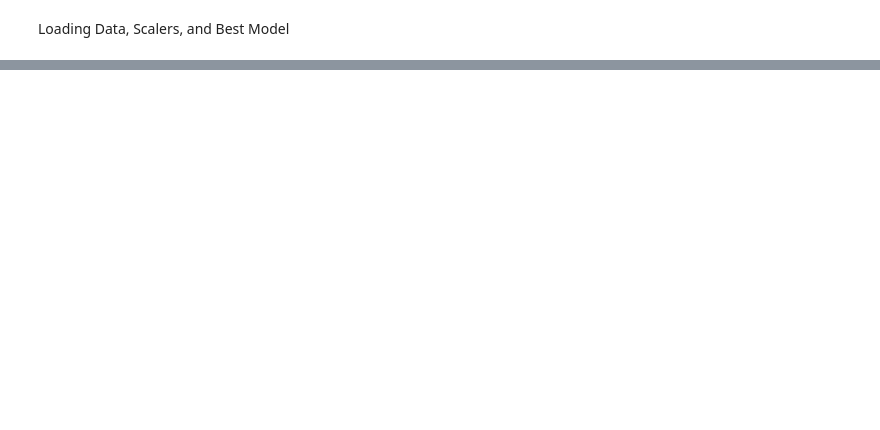
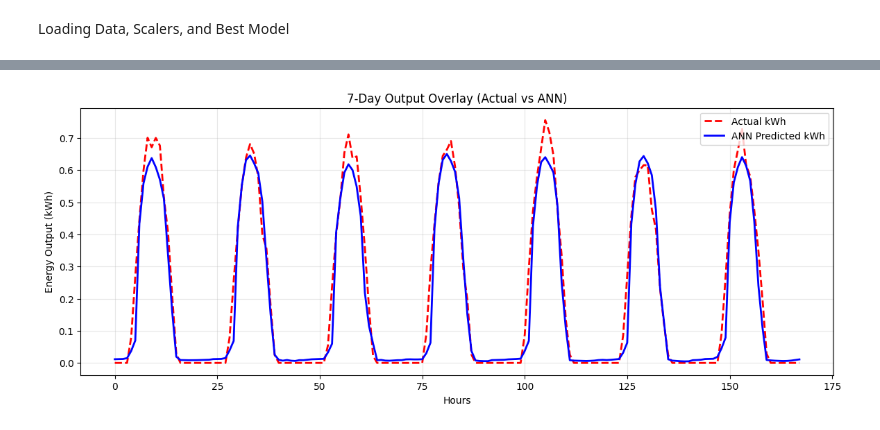
Before and after one commit to Ethanolbicarbonate/renewable_energy_ann, a Jupyter notebook: notebooks/03_evaluation.ipynb, the cells around one changed output, grey strips where cells are left out. Drawn from its saved outputs; the diff is of its cells as text; code cells hidden in the pictures; blank space fills up the shorter version.

```diff
--- a/notebooks/03_evaluation.ipynb
+++ b/notebooks/03_evaluation.ipynb
@@ -26,0 +90,18 @@ ValueError: Could not deserialize 'keras.metrics.mse' because it is not a KerasS
+# %%
+# 7-Day Time-Series Overlay
+# 7 days * 24 hours = 168 hours of random 7-day window from the test set.
+start_idx = 500
+end_idx = start_idx + 168
+
+plt.figure(figsize=(14, 5))
+plt.plot(y_test_real[start_idx:end_idx], label='Actual kWh', color='red', linestyle='--', linewidth=2)
+plt.plot(y_pred_ann[start_idx:end_idx], label='ANN Predicted kWh', color='blue', linewidth=2)
+plt.title('7-Day Output Overlay (Actual vs ANN)')
+plt.xlabel('Hours')
+plt.ylabel('Energy Output (kWh)')
+plt.legend()
+plt.grid(True, alpha=0.3)
+save_plot('7_day_timeseries_overlay')
+plt.show()
+# %% [output]
+[figure, added]
```
Also changed, not shown: parts of 13 cells of this notebook, 1 other file.
